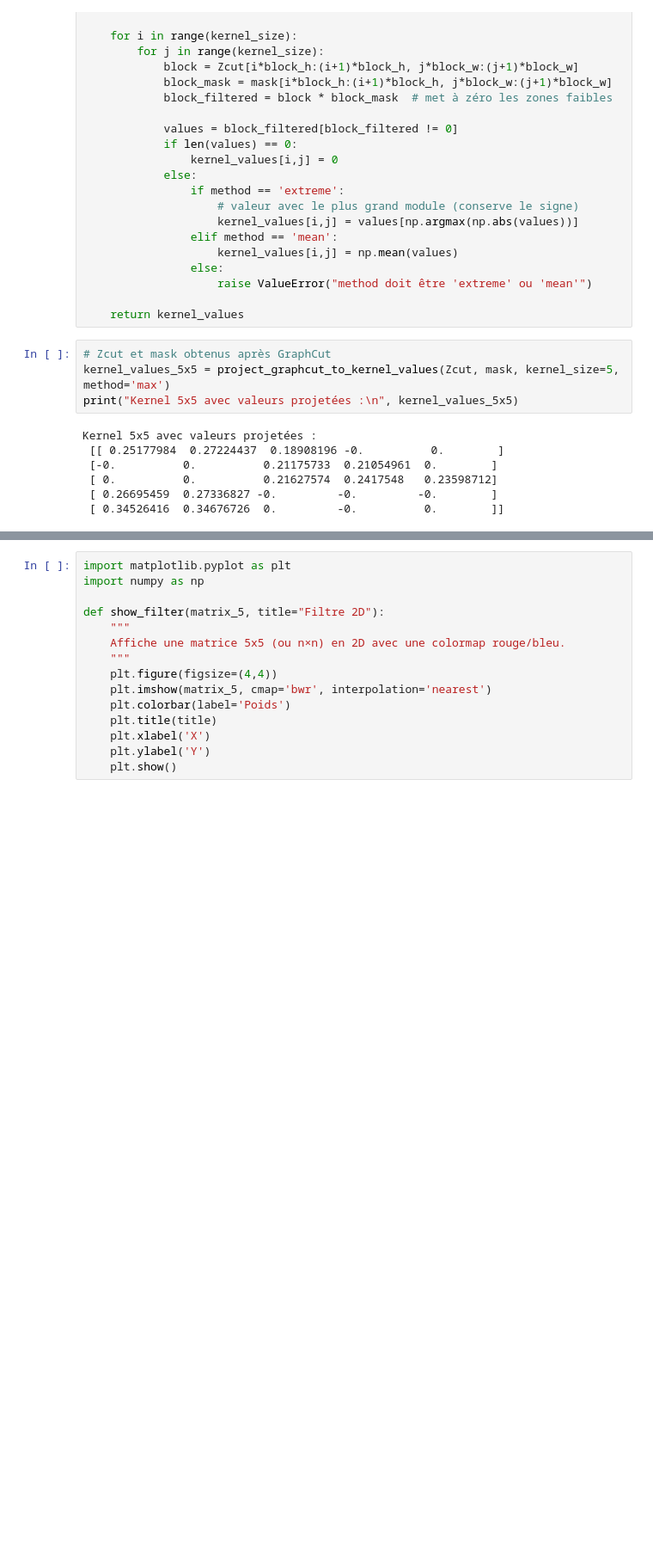
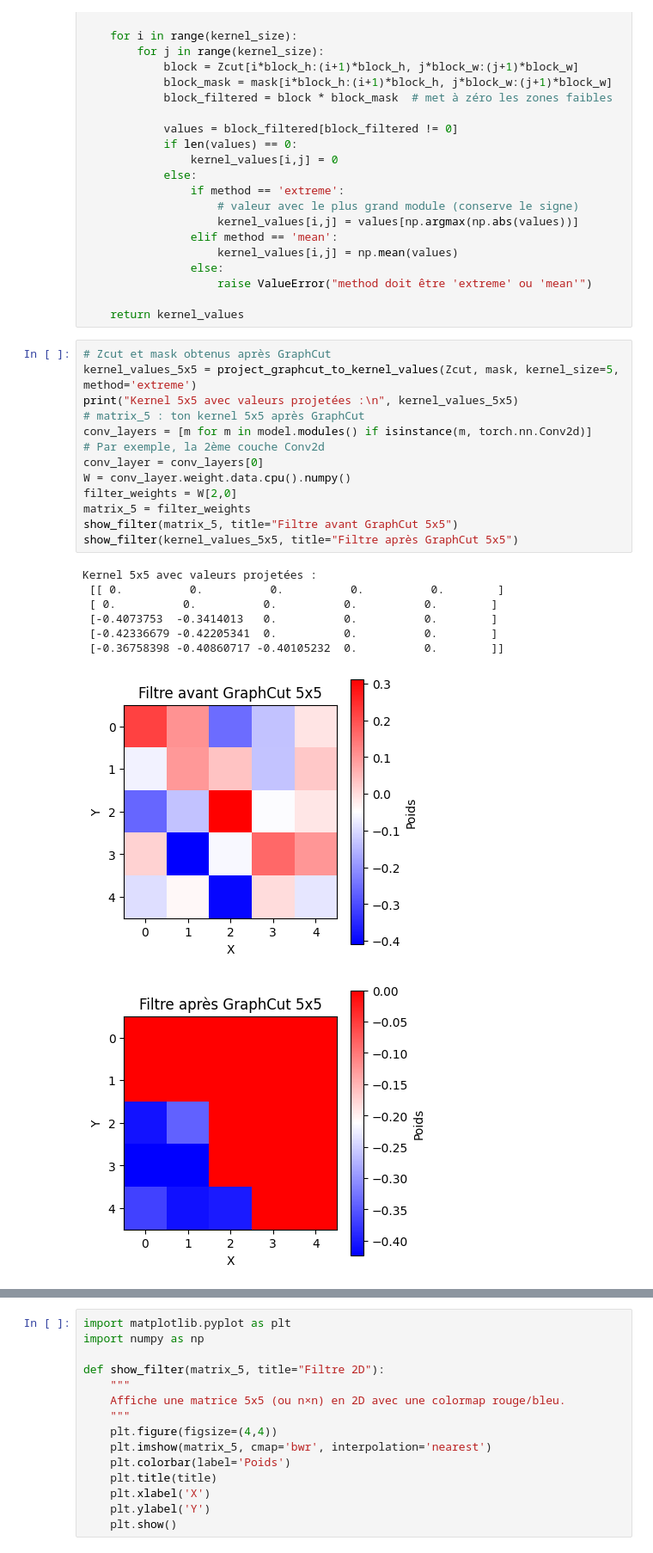
Before and after one commit to WerberAlex/E-DOLLYV2, a Jupyter notebook: Chapter04/CNN_on_FashionMNIST.ipynb, the cells around one changed output, grey strips where cells are left out. Shown at 86% size. Saved outputs shown, nothing was run; the diff lists cells and outputs as text; blank space fills up the shorter version.

```diff
--- a/Chapter04/CNN_on_FashionMNIST.ipynb
+++ b/Chapter04/CNN_on_FashionMNIST.ipynb
@@ -318,14 +318,25 @@ def project_graphcut_to_kernel_values(Zcut, mask, kernel_size=5, method='extreme
                     raise ValueError("method doit être 'extreme' ou 'mean'")
 
     return kernel_values
-# %%
-# Zcut et mask obtenus après GraphCut
-kernel_values_5x5 = project_graphcut_to_kernel_values(Zcut, mask, kernel_size=5, method='max')
-print("Kernel 5x5 avec valeurs projetées :\n", kernel_values_5x5)
-# %% [output]
-Kernel 5x5 avec valeurs projetées :
- [[ 0.25177984  0.27224437  0.18908196 -0.          0.        ]
- [-0.          0.          0.21175733  0.21054961  0.        ]
- [ 0.          0.          0.21627574  0.2417548   0.23598712]
- [ 0.26695459  0.27336827 -0.         -0.         -0.        ]
- [ 0.34526416  0.34676726  0.         -0.          0.        ]]
+# %%
+# Zcut et mask obtenus après GraphCut
+kernel_values_5x5 = project_graphcut_to_kernel_values(Zcut, mask, kernel_size=5, method='extreme')
+print("Kernel 5x5 avec valeurs projetées :\n", kernel_values_5x5)
+# matrix_5 : ton kernel 5x5 après GraphCut
+conv_layers = [m for m in model.modules() if isinstance(m, torch.nn.Conv2d)]
+# Par exemple, la 2ème couche Conv2d
+conv_layer = conv_layers[0]
+W = conv_layer.weight.data.cpu().numpy()
+filter_weights = W[2,0]
+matrix_5 = filter_weights
+show_filter(matrix_5, title="Filtre avant GraphCut 5x5")
+show_filter(kernel_values_5x5, title="Filtre après GraphCut 5x5")
+# %% [output]
+Kernel 5x5 avec valeurs projetées :
+ [[ 0.          0.          0.          0.          0.        ]
+ [ 0.          0.          0.          0.          0.        ]
+ [-0.4073753  -0.3414013   0.          0.          0.        ]
+ [-0.42336679 -0.42205341  0.          0.          0.        ]
+ [-0.36758398 -0.40860717 -0.40105232  0.          0.        ]]
+[figure, added]
+[figure, added]
```
Also changed, not shown: parts of 3 cells of this notebook.
